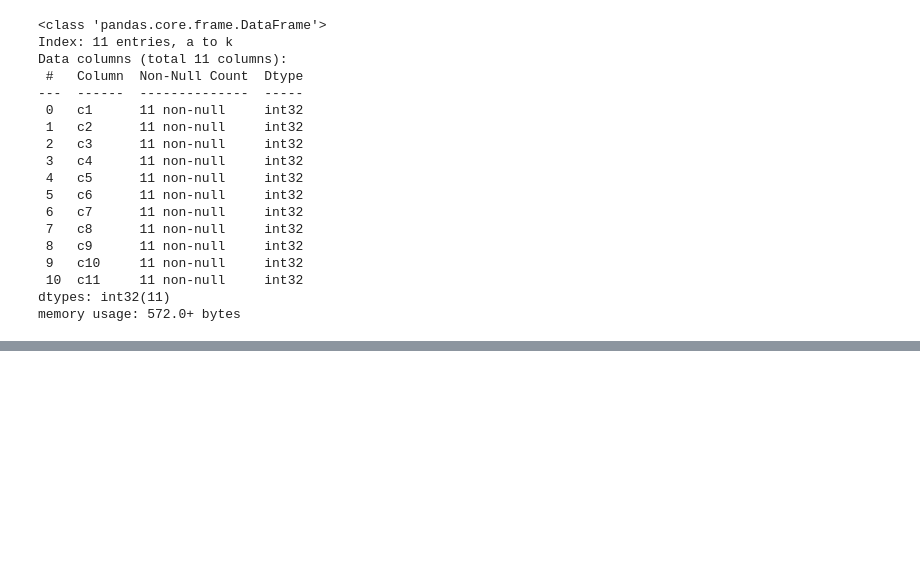
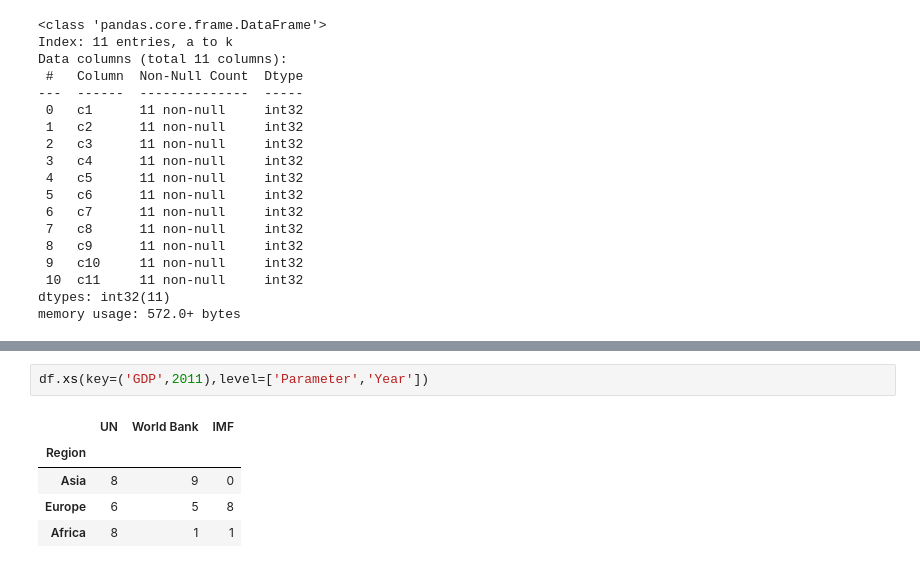
Before and after one commit to rishabhtiwari2048/data-science, a Jupyter notebook: Pandas Essentials.ipynb, the cells around one changed output, grey strips where cells are left out. Drawn from its saved outputs; the diff is of its cells as text; blank space fills up the shorter version.

```diff
--- a/Pandas Essentials.ipynb
+++ b/Pandas Essentials.ipynb
@@ -644,0 +715,8 @@ df.describe()
+# %%
+df.xs(key=('GDP',2011),level=['Parameter','Year'])
+# %% [output]
+|  | UN | World Bank | IMF |
+| Region |  |  |  |
+| Asia | 8 | 9 | 0 |
+| Europe | 6 | 5 | 8 |
+| Africa | 8 | 1 | 1 |
```
Also changed, not shown: parts of 10 cells of this notebook.
